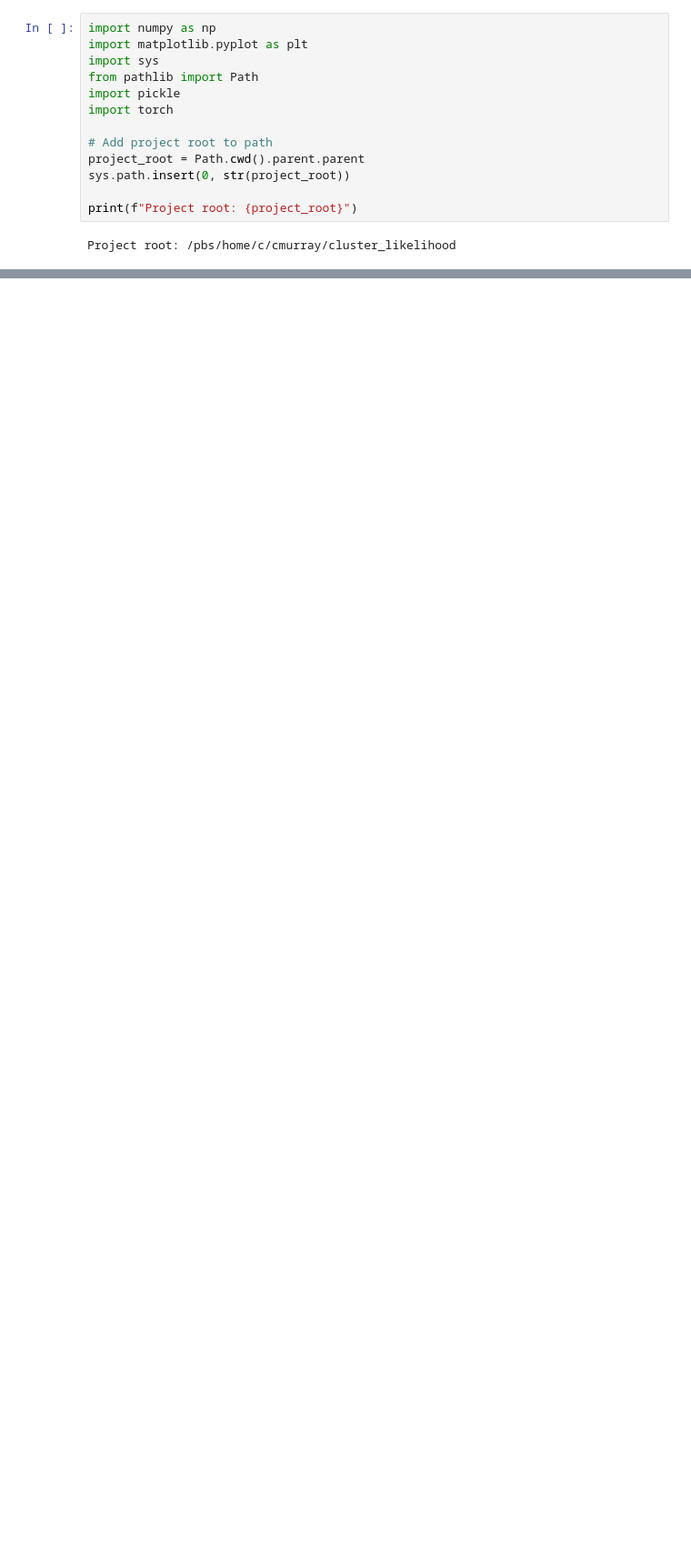
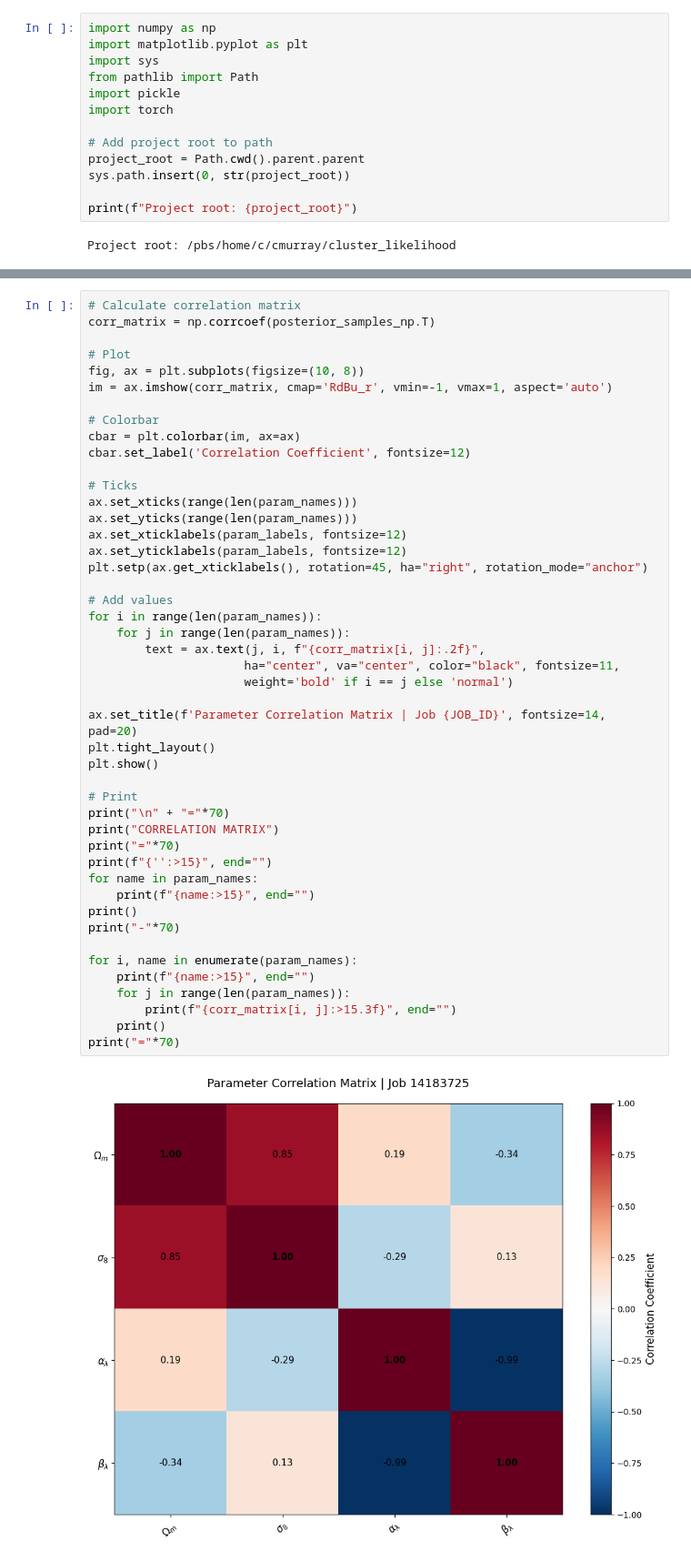
Before and after one commit to calumhrmurray/capish, a Jupyter notebook: notebooks/calum/flagship_posteriors.ipynb, the cells around one changed output, grey strips where cells are left out. Shown at 91% size. Saved outputs shown, nothing was run; the diff lists cells and outputs as text; blank space fills up the shorter version.

```diff
--- a/notebooks/calum/flagship_posteriors.ipynb
+++ b/notebooks/calum/flagship_posteriors.ipynb
@@ -439,0 +365,48 @@ The posterior provides constraints on cosmological parameters (Omega_m, sigma8)
+# %%
+# Calculate correlation matrix
+corr_matrix = np.corrcoef(posterior_samples_np.T)
+
+# Plot
+fig, ax = plt.subplots(figsize=(10, 8))
+im = ax.imshow(corr_matrix, cmap='RdBu_r', vmin=-1, vmax=1, aspect='auto')
+
+# Colorbar
+cbar = plt.colorbar(im, ax=ax)
+cbar.set_label('Correlation Coefficient', fontsize=12)
+
+# Ticks
+ax.set_xticks(range(len(param_names)))
+ax.set_yticks(range(len(param_names)))
+ax.set_xticklabels(param_labels, fontsize=12)
+ax.set_yticklabels(param_labels, fontsize=12)
+plt.setp(ax.get_xticklabels(), rotation=45, ha="right", rotation_mode="anchor")
+
+# Add values
+for i in range(len(param_names)):
+    for j in range(len(param_names)):
+        text = ax.text(j, i, f"{corr_matrix[i, j]:.2f}",
+                      ha="center", va="center", color="black", fontsize=11,
+                      weight='bold' if i == j else 'normal')
+
+ax.set_title(f'Parameter Correlation Matrix | Job {JOB_ID}', fontsize=14, pad=20)
+plt.tight_layout()
+plt.show()
+
+# Print
+print("\n" + "="*70)
+print("CORRELATION MATRIX")
+print("="*70)
+print(f"{'':>15}", end="")
+for name in param_names:
+    print(f"{name:>15}", end="")
+print()
+print("-"*70)
+
+for i, name in enumerate(param_names):
+    print(f"{name:>15}", end="")
+    for j in range(len(param_names)):
+        print(f"{corr_matrix[i, j]:>15.3f}", end="")
+    print()
+print("="*70)
+# %% [output]
+[figure, added]
```
Also changed, not shown: parts of 42 cells of this notebook, 24 other files.
